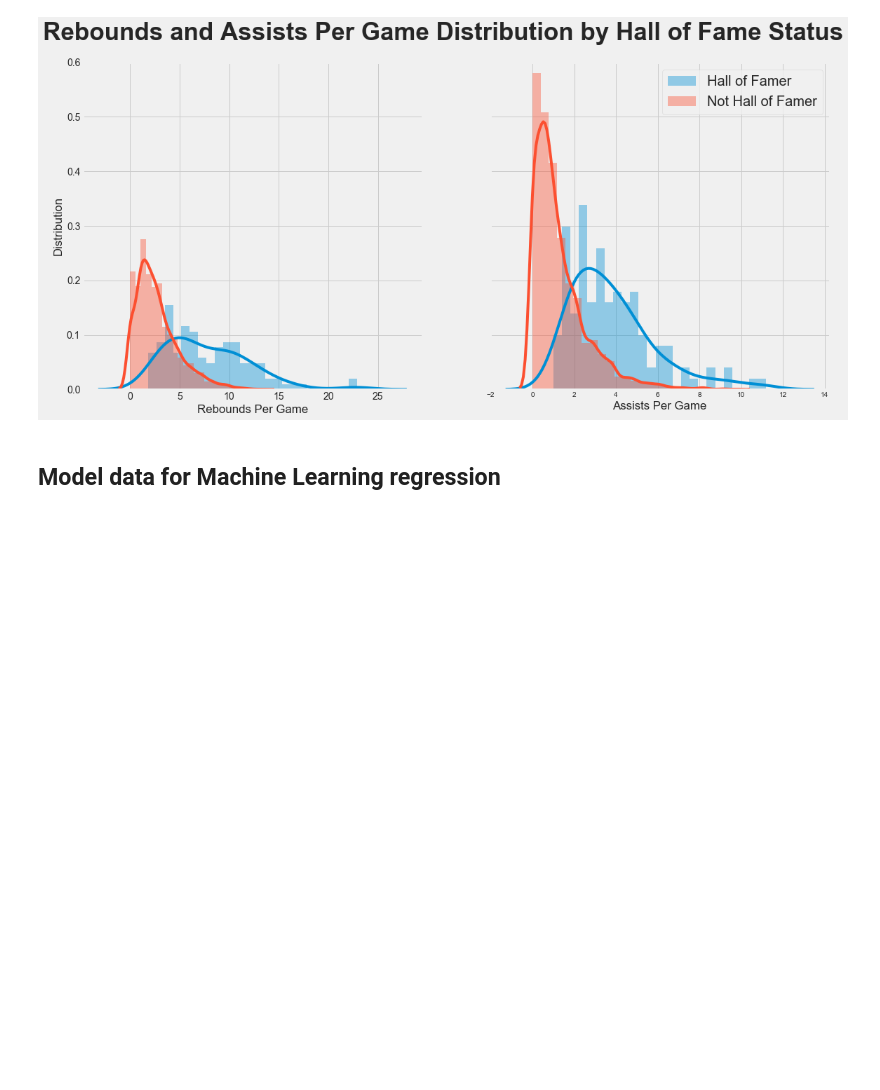
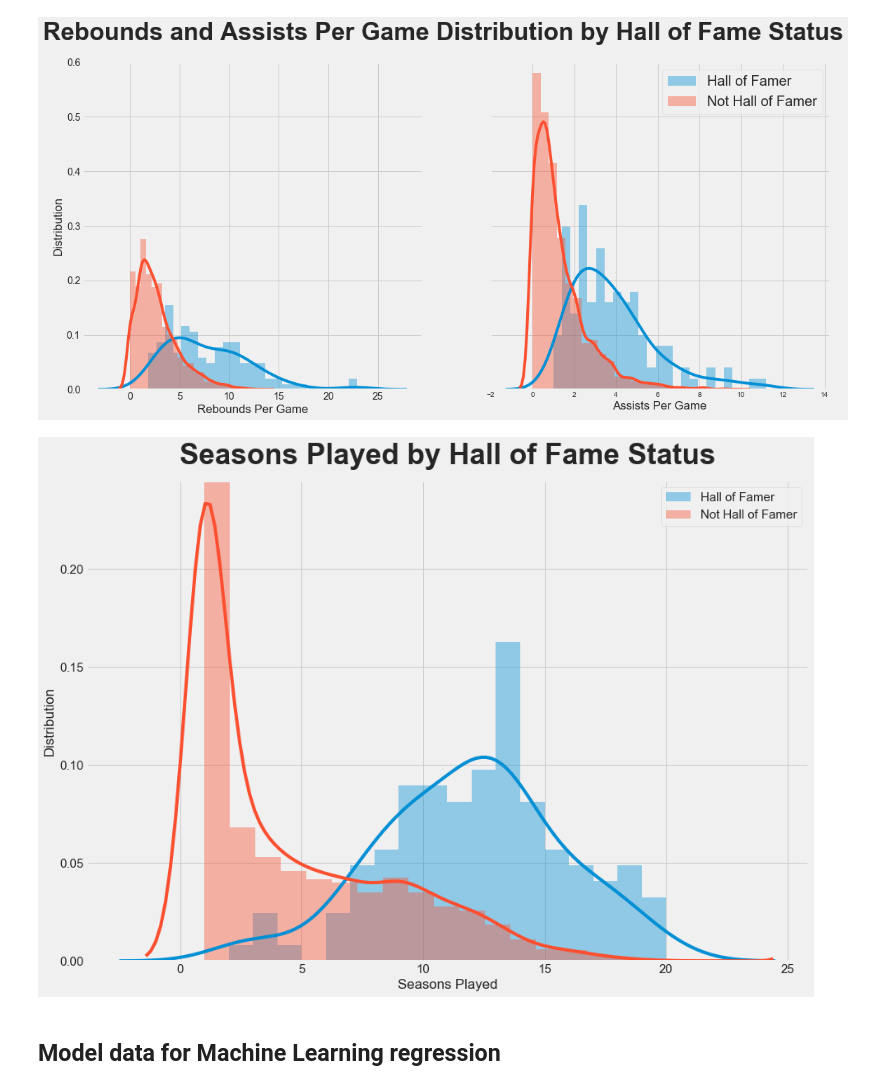
Before and after one commit to ymericson/NBA-player-info, a Jupyter notebook: NBA players stats.ipynb, the cells around one changed output. Saved outputs shown, nothing was run; the diff lists cells and outputs as text; code cells hidden in the pictures; blank space fills up the shorter version.

```diff
--- a/NBA players stats.ipynb
+++ b/NBA players stats.ipynb
@@ -202,6 +203,23 @@ fig.suptitle('Rebounds and Assists Per Game Distribution by Hall of Fame Status'
 plt.savefig('all-graphs/hof_trb_ast.png')
 # %% [output]
 [figure]
+# %%
+plt.style.use('fivethirtyeight')
+
+plt.figure(figsize=(14,10))
+sns.distplot(players_hof['career_length'], bins=18, label='Hall of Famer')
+sns.distplot(players_not_hof['career_length'].fillna(0), bins=20, label='Not Hall of Famer')
+
+plt.legend(loc=1, frameon=True, prop={'size': 15})
+plt.xlabel("Seasons Played")
+plt.ylabel("Distribution")
+plt.yticks(fontsize=15)
+plt.xticks(fontsize=15)
+plt.title('Seasons Played by Hall of Fame Status', fontsize=35, fontweight="bold")
+
+plt.savefig('all-graphs/hof_seasons_played.png')
+# %% [output]
+[figure, added]
 # %% [markdown]
 ## Model data for Machine Learning regression
 # %%
```
Also changed, not shown: parts of 28 cells of this notebook, 6 other files.
